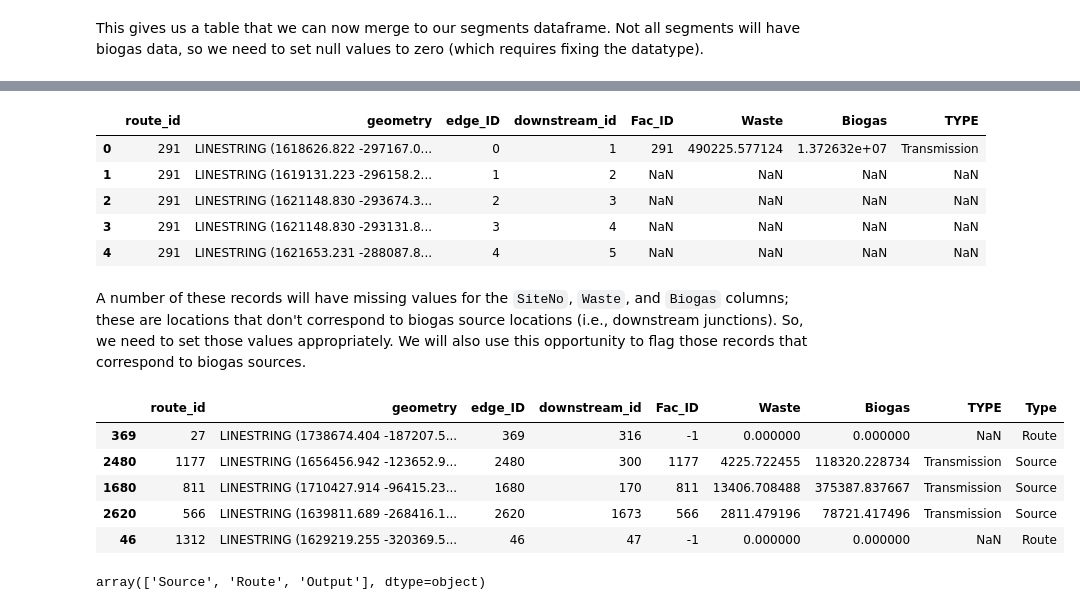
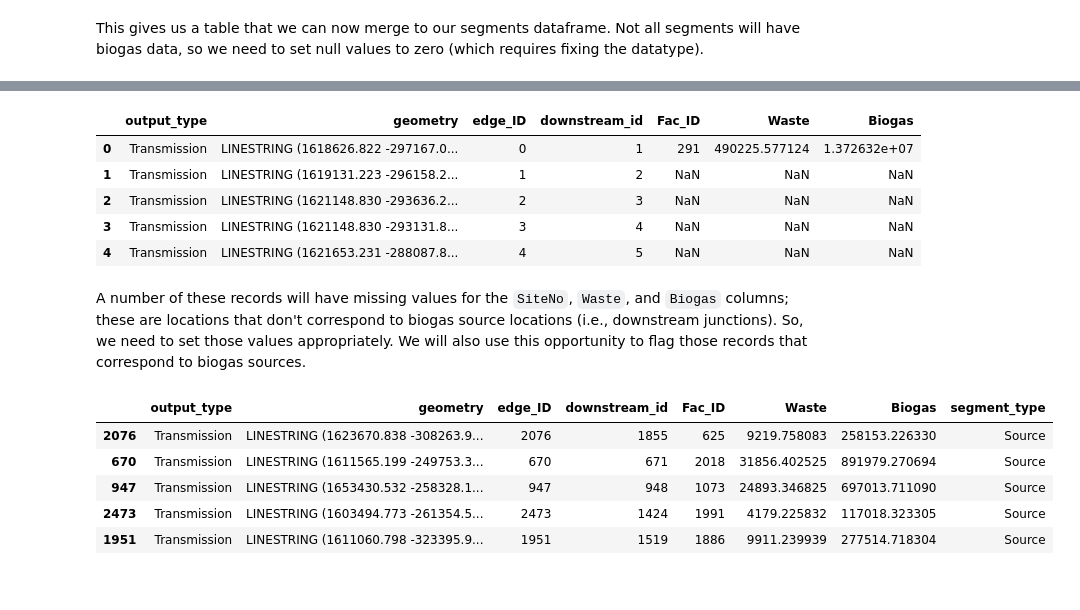
Before and after one commit to ENV859/BioGas_optimization, a Jupyter notebook: scripts/Step 2 - Build Topology.ipynb, the cells around one changed output, grey strips where cells are left out. Cells and saved outputs as stored; diff of their text form; code cells hidden in the pictures.

Commit message:
Fixes pipetype in output

```diff
--- a/scripts/Step 2 - Build Topology.ipynb
+++ b/scripts/Step 2 - Build Topology.ipynb
@@ -76,12 +75,11 @@ for idx, row in gdfRoutes.iterrows():
     for line in theSplits[idx].geoms:
         #Add items to the list
         links.append(str(row['Fac_ID']))        #Add the index of the originating route line
+        types.append(str(row['TYPE']))
         geom.append(line)                      #Add the LineString geometry to the geom list
-        points_top.append(line.coords[0])      #Add the first point to the list
-        points_bottom.append(line.coords[-1])  #Add the last point to the list
 # %%
 #Construct an output geodataframe from the route and geom lists created above
-gdfSegments = gpd.GeoDataFrame(pd.DataFrame({'route_id':links}),
+gdfSegments = gpd.GeoDataFrame(pd.DataFrame({'route_id':links,'TYPE':types}),
                                geometry = geom, crs = gdfRoutes.crs)
 
 #Add the index as a unique segment ID
@@ -116,7 +114,8 @@ Spatially joining the two datasets results in a single point feature class with
 # %%
 #Spatially join the above geodataframes and remove indices
 gdfNodes = gpd.sjoin(left_df=gdfLastPoints, right_df=gdfFirstPoints, how='left')
-gdfNodes.drop(columns=['route_id_left','edge_ID_left','index_right','route_id_right','edge_ID_right'],
-              axis=1,inplace=True)
-gdfNodes.head(1)
+#Subset columns
+gdfNodes = gdfNodes.loc[:,['upstream_id','downstream_id','geometry']]
+#Examine output
+gdfNodes.head(3)
 # %% [output]
@@ -243,16 +236,20 @@ gdfSegments_ids.head()
 # %%
 #Merge the biogas potential to the segment featuresm using edge_ID as the common field
-gdfSegments_biogas = gdfSegments_ids.merge(gdfBiogasLookup[['edge_ID','Fac_ID','Waste','Biogas','TYPE']],
+gdfSegments_biogas = (gdfSegments_ids
+                      .merge(gdfBiogasLookup[['edge_ID','Fac_ID','Waste','Biogas','TYPE']],
                                            on='edge_ID',how='left')
+                      .drop(columns=['route_id','TYPE_y'],axis=1) # Drop unneeded columns
+                      .rename({'TYPE_x':'output_type'},axis=1)    # Rename TYPE_x column
+                     )
 #Examine the output
 gdfSegments_biogas.head()
 # %% [output]
-|  | route_id | geometry | edge_ID | downstream_id | Fac_ID | Waste | Biogas | TYPE |
-| 0 | 291 | LINESTRING (1618626.822 -297167.0... | 0 | 1 | 291 | 490225.577124 | 1.372632e+07 | Transmission |
-| 1 | 291 | LINESTRING (1619131.223 -296158.2... | 1 | 2 | NaN | NaN | NaN | NaN |
-| 2 | 291 | LINESTRING (1621148.830 -293674.3... | 2 | 3 | NaN | NaN | NaN | NaN |
-| 3 | 291 | LINESTRING (1621148.830 -293131.8... | 3 | 4 | NaN | NaN | NaN | NaN |
-| 4 | 291 | LINESTRING (1621653.231 -288087.8... | 4 | 5 | NaN | NaN | NaN | NaN |
+|  | output_type | geometry | edge_ID | downstream_id | Fac_ID | Waste | Biogas |
+| 0 | Transmission | LINESTRING (1618626.822 -297167.0... | 0 | 1 | 291 | 490225.577124 | 1.372632e+07 |
+| 1 | Transmission | LINESTRING (1619131.223 -296158.2... | 1 | 2 | NaN | NaN | NaN |
+| 2 | Transmission | LINESTRING (1621148.830 -293636.2... | 2 | 3 | NaN | NaN | NaN |
+| 3 | Transmission | LINESTRING (1621148.830 -293131.8... | 3 | 4 | NaN | NaN | NaN |
+| 4 | Transmission | LINESTRING (1621653.231 -288087.8... | 4 | 5 | NaN | NaN | NaN |
 # %% [markdown]
 A number of these records will have missing values for the `SiteNo`, `Waste`, and `Biogas` columns; these are locations that don't correspond to biogas source locations (i.e., downstream junctions). So, we need to set those values appropriately. We will also use this opportunity to flag those records that correspond to biogas sources.
 # %%
@@ -261,29 +258,25 @@ non_site_mask = pd.isna(gdfSegments_biogas['Fac_ID'])
 site_mask = non_site_mask == False
 # %%
 #Set null values in SiteNo, Waste, and Biogas columns
-gdfSegments_biogas.loc[non_site_mask,'Fac_ID'] = -1
+gdfSegments_biogas.loc[non_site_mask,'Fac_ID'] = 'NA'
 gdfSegments_biogas.loc[non_site_mask,'Waste'] = 0
 gdfSegments_biogas.loc[non_site_mask,'Biogas'] = 0
 
 #Set the type of records with values to "Source"
-gdfSegments_biogas.loc[site_mask,'Type'] = 'Source'
+gdfSegments_biogas.loc[site_mask,'segment_type'] = 'Source'
 
 #Set the type of records with a T in the downstream ID to 'Output'
-gdfSegments_biogas.loc[gdfSegments_biogas['downstream_id'].str.contains('T'),'Type'] = 'Output'
+gdfSegments_biogas.loc[gdfSegments_biogas['downstream_id'].str.contains('T'),'segment_type'] = 'Output'
 
 #Set the type of all other records to "Route"
-gdfSegments_biogas['Type'].fillna("Route",inplace=True)
+gdfSegments_biogas['segment_type'].fillna("Route",inplace=True)
 
 #Reveal the output
 gdfSegments_biogas.sample(5)
 # %% [output]
-|  | route_id | geometry | edge_ID | downstream_id | Fac_ID | Waste | Biogas | TYPE | Type |
-| 369 | 27 | LINESTRING (1738674.404 -187207.5... | 369 | 316 | -1 | 0.000000 | 0.000000 | NaN | Route |
-| 2480 | 1177 | LINESTRING (1656456.942 -123652.9... | 2480 | 300 | 1177 | 4225.722455 | 118320.228734 | Transmission | Source |
-| 1680 | 811 | LINESTRING (1710427.914 -96415.23... | 1680 | 170 | 811 | 13406.708488 | 375387.837667 | Transmission | Source |
-| 2620 | 566 | LINESTRING (1639811.689 -268416.1... | 2620 | 1673 | 566 | 2811.479196 | 78721.417496 | Transmission | Source |
-| 46 | 1312 | LINESTRING (1629219.255 -320369.5... | 46 | 47 | -1 | 0.000000 | 0.000000 | NaN | Route |
+|  | output_type | geometry | edge_ID | downstream_id | Fac_ID | Waste | Biogas | segment_type |
+| 2076 | Transmission | LINESTRING (1623670.838 -308263.9... | 2076 | 1855 | 625 | 9219.758083 | 258153.226330 | Source |
+| 670 | Transmission | LINESTRING (1611565.199 -249753.3... | 670 | 671 | 2018 | 31856.402525 | 891979.270694 | Source |
+| 947 | Transmission | LINESTRING (1653430.532 -258328.1... | 947 | 948 | 1073 | 24893.346825 | 697013.711090 | Source |
+| 2473 | Transmission | LINESTRING (1603494.773 -261354.5... | 2473 | 1424 | 1991 | 4179.225832 | 117018.323305 | Source |
+| 1951 | Transmission | LINESTRING (1611060.798 -323395.9... | 1951 | 1519 | 1886 | 9911.239939 | 277514.718304 | Source |
-# %%
-gdfSegments_biogas.Type.unique()
-# %% [output]
-array(['Source', 'Route', 'Output'], dtype=object)
```
Also changed, not shown: parts of 12 cells of this notebook.
